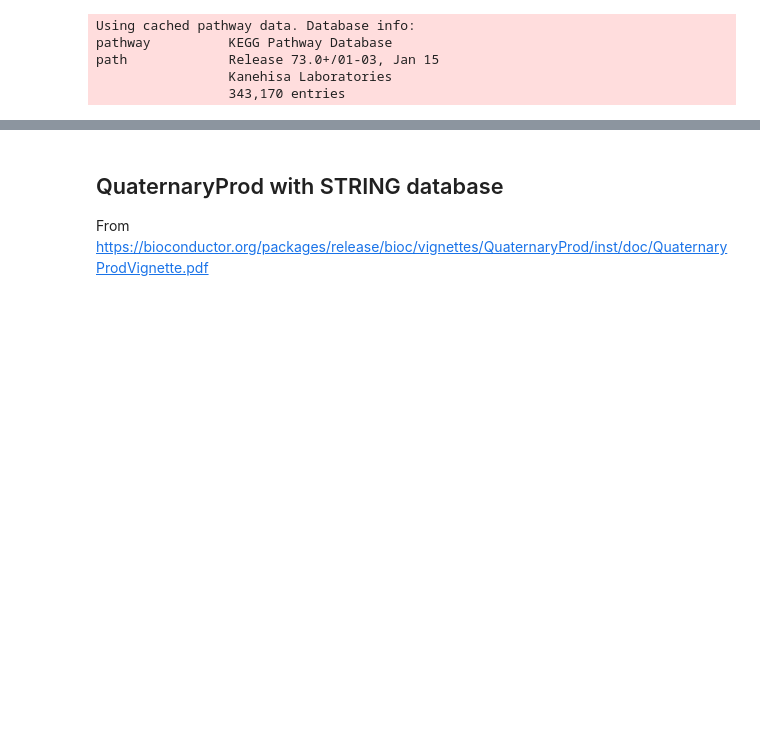
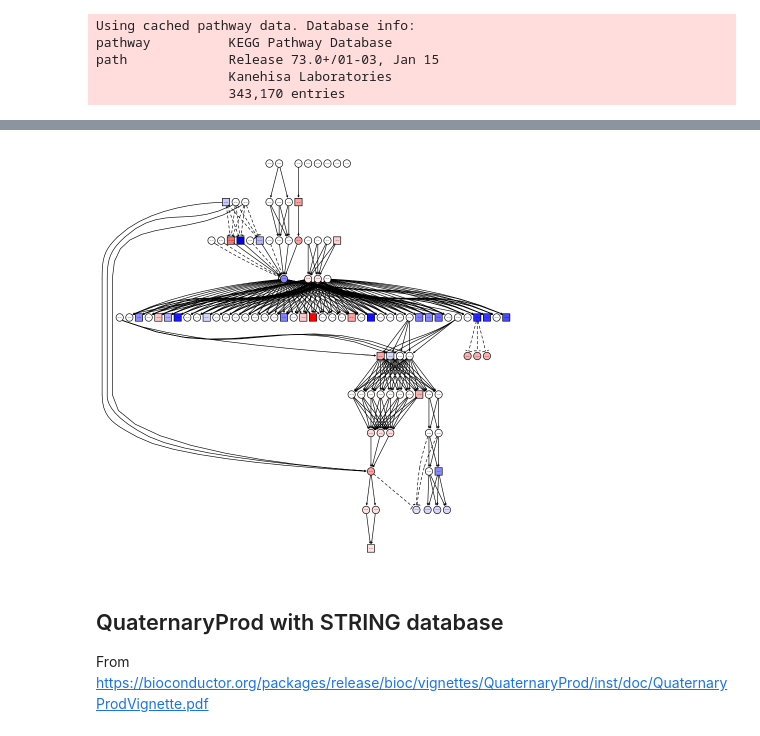
Before and after one commit to esheffels/2020-RNA, a Jupyter notebook: R_diffexp-generic.ipynb, the cells around one changed output, grey strips where cells are left out. Saved outputs shown, nothing was run; the diff lists cells and outputs as text; code cells hidden in the pictures; blank space fills up the shorter version.

```diff
--- a/R_diffexp-generic.ipynb
+++ b/R_diffexp-generic.ipynb
@@ -439,3 +519,14 @@ peRes <- pe(x = fc, graphs = kpg, ref = ref,  nboot = 200, verbose = FALSE)
+# %%
+#Other visualization methods available in ROntoTools documentation
+#Pathway pertubation
+p <- peRes@pathways[["path:hsa04066"]]
+g <- layoutGraph(p@map, layoutType = "dot")
+graphRenderInfo(g) <- list(fixedsize = FALSE)
+edgeRenderInfo(g) <- peEdgeRenderInfo(p)
+nodeRenderInfo(g) <- peNodeRenderInfo(p)
+renderGraph(g)
+# %% [output]
+[figure, added]
 # %% [markdown]
 ## QuaternaryProd with STRING database
 From https://bioconductor.org/packages/release/bioc/vignettes/QuaternaryProd/inst/doc/QuaternaryProdVignette.pdf
```
Also changed, not shown: parts of 16 cells of this notebook.
